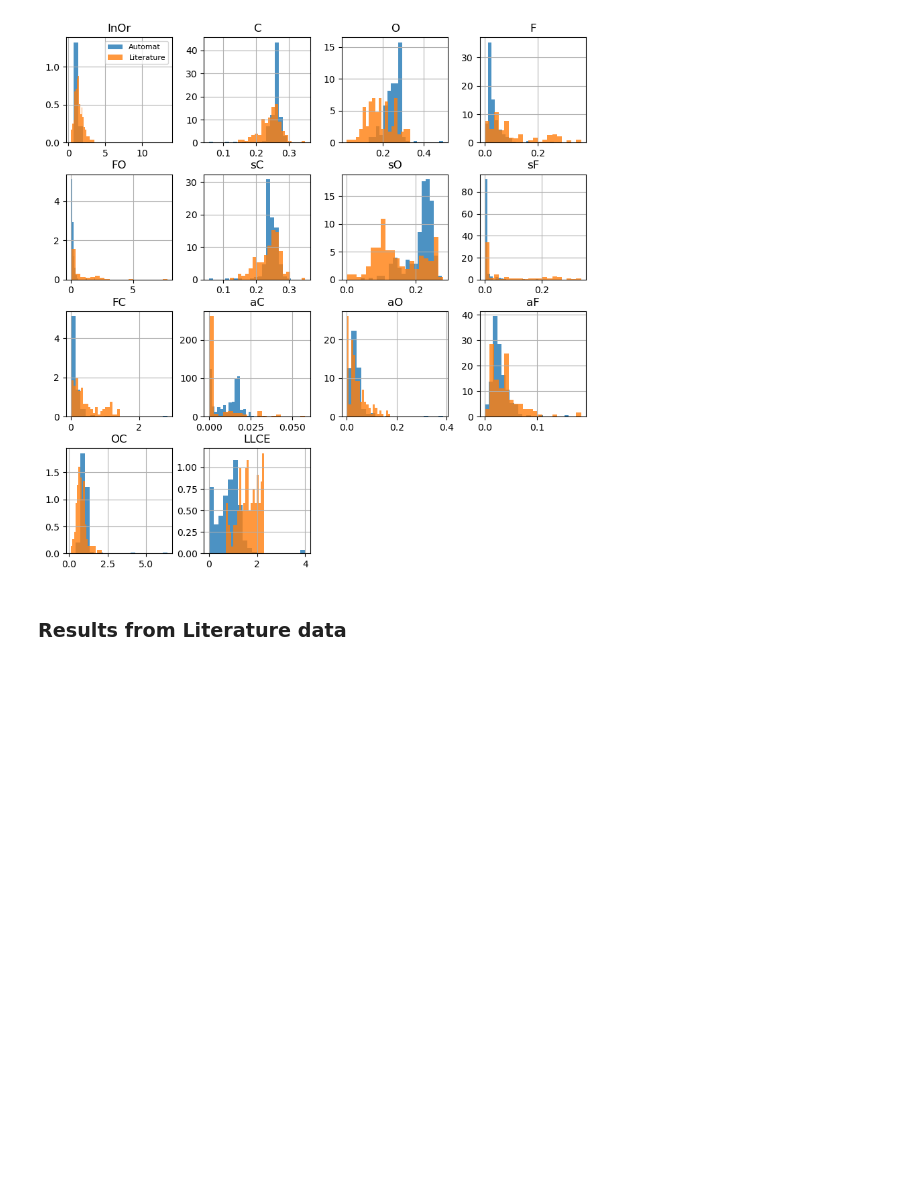
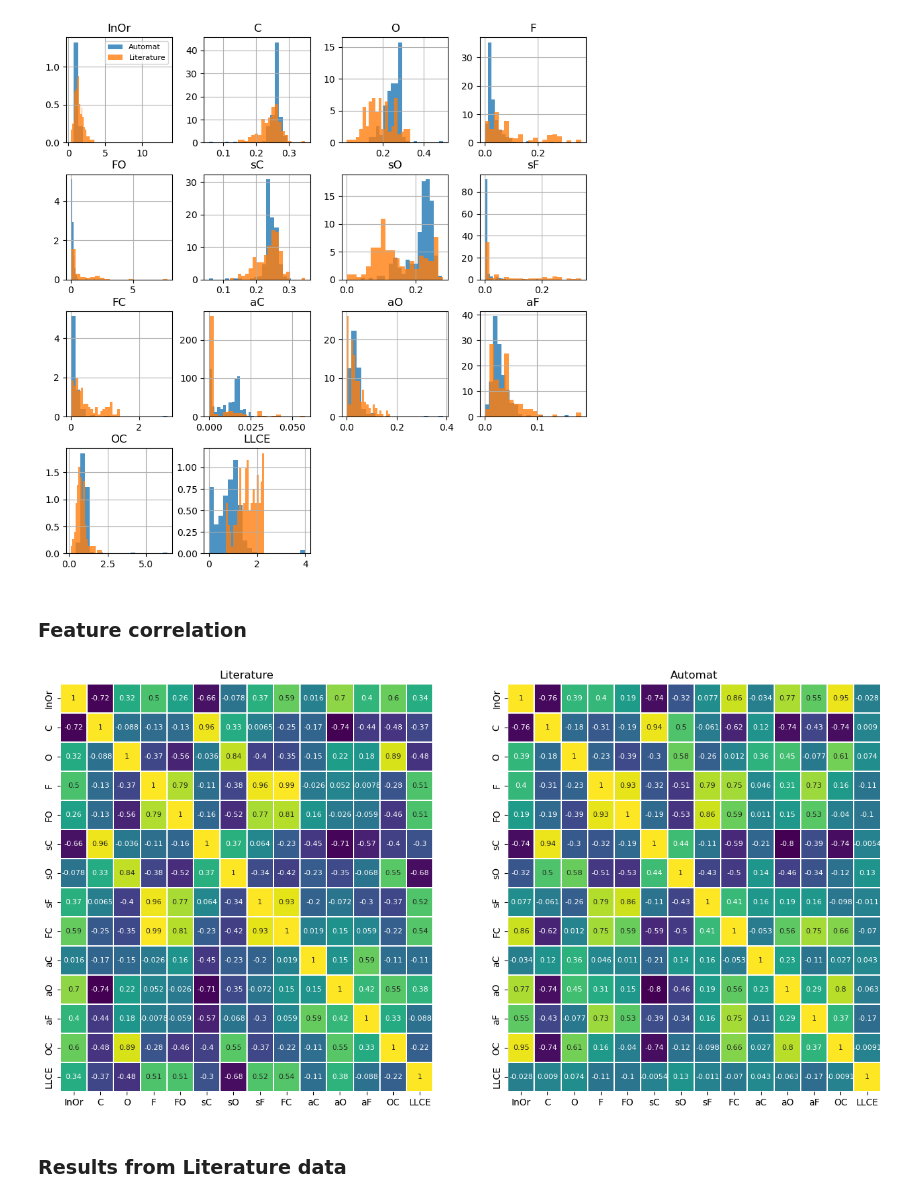
Before and after one commit to zleung9/bo-electrolyte, a Jupyter notebook: notebooks/feature_extraction_elemental_composition.ipynb, the cells around one changed output. Cells and saved outputs as stored; diff of their text form; code cells hidden in the pictures; blank space fills up the shorter version.

```diff
--- a/notebooks/feature_extraction_elemental_composition.ipynb
+++ b/notebooks/feature_extraction_elemental_composition.ipynb
@@ -411,6 +413,28 @@ for j, col in enumerate(columns):
 plt.show()
 # %% [output]
 [figure]
+# %% [markdown]
+### Feature correlation
+# %%
+columns = [ "InOr", "C", "O", "F", "FO","sC", "sO", "sF", "FC", "aC", "aO", "aF", "OC", "LLCE"]
+fig, axs = plt.subplots(1, 2, figsize=(16, 8))
+sns.heatmap(
+    df_cy.loc[:, columns].corr(),
+    cmap="viridis", cbar=False,
+    lw=0.3, annot=True, annot_kws={"fontsize":8},
+    ax=axs[0],
+)
+axs[0].set_title("Literature")
+sns.heatmap(
+    df_final.loc[:, columns].corr(),
+    cmap="viridis", cbar=False,
+    lw=0.3, annot=True, annot_kws={"fontsize":8},
+    ax=axs[1]
+)
+axs[1].set_title("Automat")
+plt.show()
+# %% [output]
+[figure, added]
 # %% [markdown]
 ### Results from Literature data
 # %%
```
Also changed, not shown: parts of 6 cells of this notebook.
